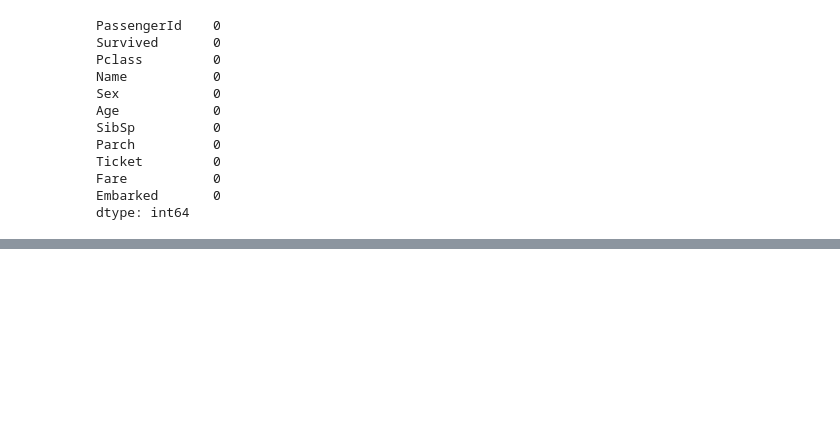
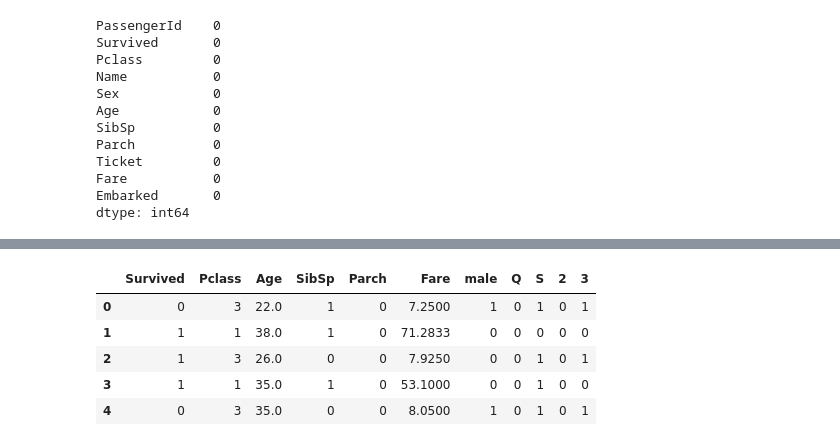
Before and after one commit to shivam-ss/MachineLearning, a Jupyter notebook: Logistic_Regression.ipynb, the cells around one changed output, grey strips where cells are left out. Saved outputs shown, nothing was run; the diff lists cells and outputs as text; code cells hidden in the pictures; blank space fills up the shorter version.

```diff
--- a/Logistic_Regression.ipynb
+++ b/Logistic_Regression.ipynb
@@ -169,0 +198,5 @@ titanic_data.head()
+# %%
+#we dont need both colomns:
+
+sex=pd.get_dummies(titanic_data["Sex"],drop_first=True)
+sex.head(5)
@@ -169,0 +210,4 @@ titanic_data.head()
+# %%
+#now, modifiying data for embarked
+embarked=pd.get_dummies(titanic_data["Embarked"],drop_first=True)
+embarked.head(5) #it is showing error because it was tried to be executed after the execution of drop
@@ -169,0 +216,4 @@ titanic_data.head()
+# %%
+#for Pclass
+pclass=pd.get_dummies(titanic_data["Pclass"],drop_first=True)
+pclass.head(5)
@@ -169,0 +227,4 @@ titanic_data.head()
+# %%
+#now, we will concatinate these coloumns to our main data set
+titanic_data=pd.concat([titanic_data,sex,embarked,pclass],axis=1)
+titanic_data.head(5)
@@ -169,0 +238,11 @@ titanic_data.head()
+# %%
+#now dropping irrelevant coloumns
+#titanic_data.drop(["Sex","Embarked","Name","Ticket","PassengerId"],axis=1,inplace=True)
+titanic_data.head(5)
+# %% [output]
+|  | Survived | Pclass | Age | SibSp | Parch | Fare | male | Q | S | 2 | 3 |
+| 0 | 0 | 3 | 22.0 | 1 | 0 | 7.2500 | 1 | 0 | 1 | 0 | 1 |
+| 1 | 1 | 1 | 38.0 | 1 | 0 | 71.2833 | 0 | 0 | 0 | 0 | 0 |
+| 2 | 1 | 3 | 26.0 | 0 | 0 | 7.9250 | 0 | 0 | 1 | 0 | 1 |
+| 3 | 1 | 1 | 35.0 | 1 | 0 | 53.1000 | 0 | 0 | 1 | 0 | 0 |
+| 4 | 0 | 3 | 35.0 | 0 | 0 | 8.0500 | 1 | 0 | 1 | 0 | 1 |
```
Also changed, not shown: parts of 22 cells of this notebook.
